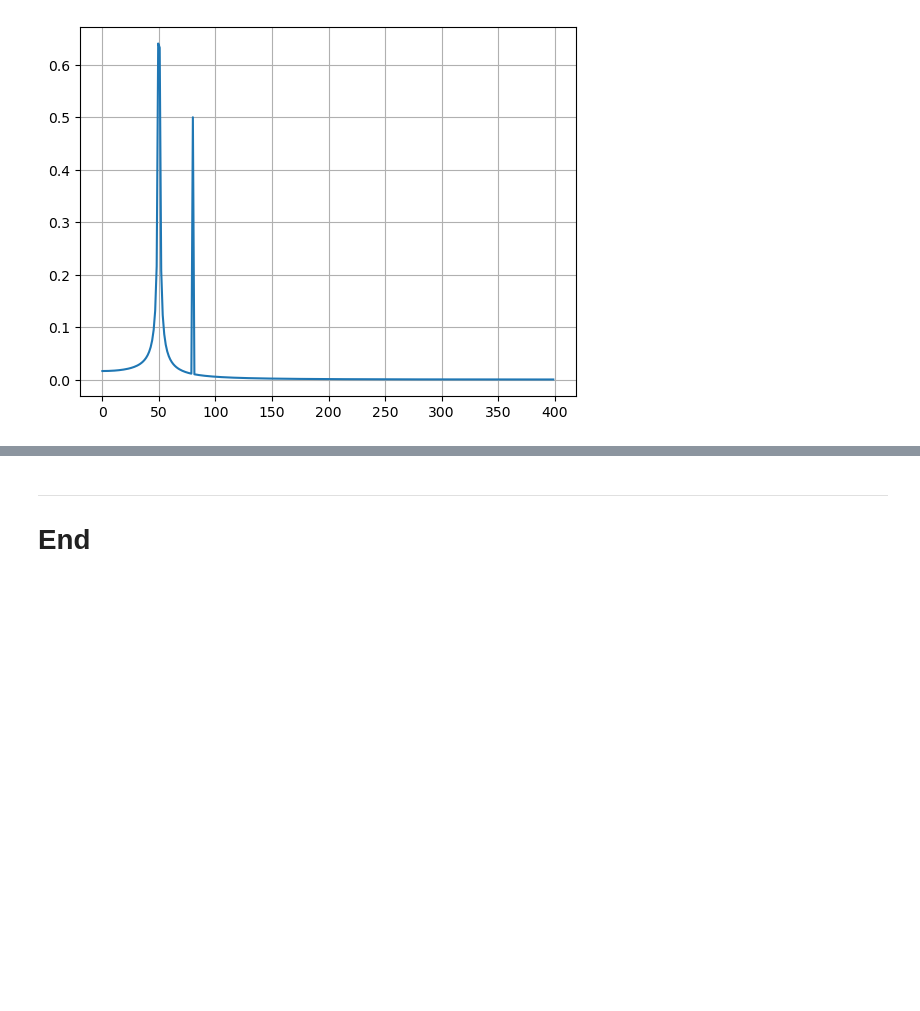
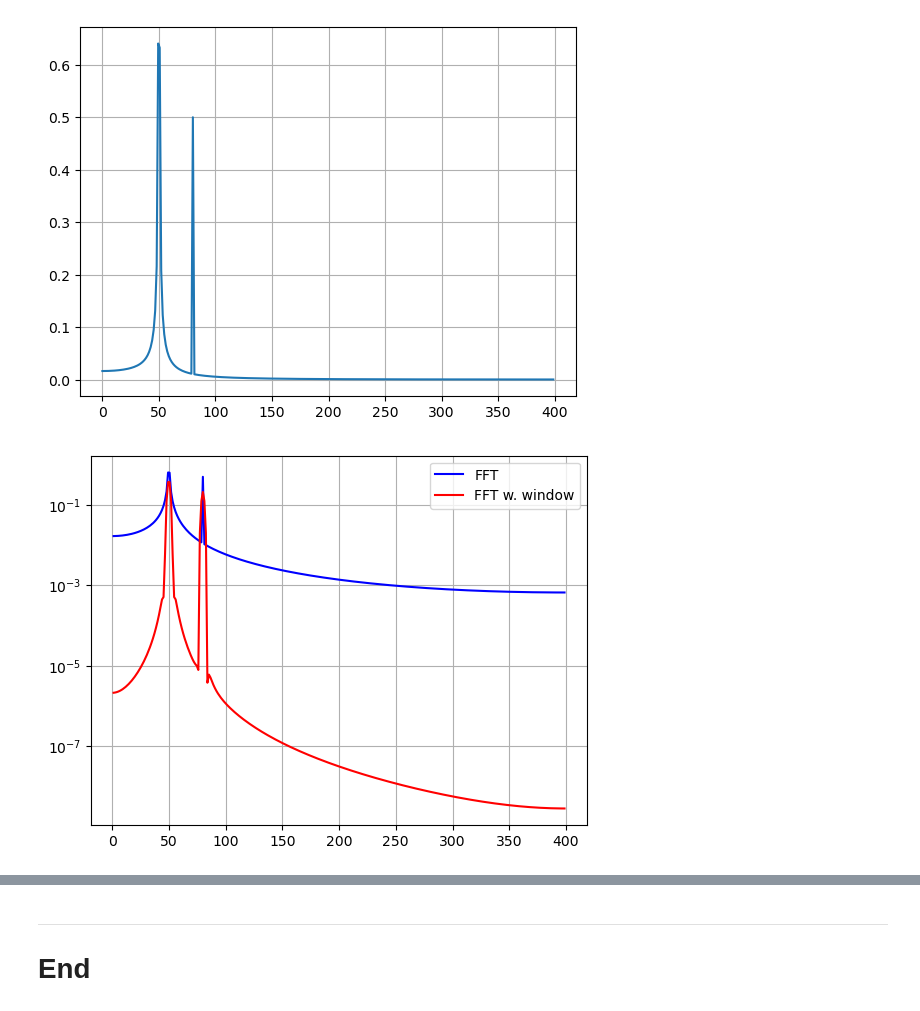
Before and after one commit to Rshocks/EmergingTechnology, a Jupyter notebook: content/04)Fourier Transforms.ipynb, the cells around one changed output, grey strips where cells are left out. Saved outputs shown, nothing was run; the diff lists cells and outputs as text; code cells hidden in the pictures; blank space fills up the shorter version.

```diff
--- a/content/04)Fourier Transforms.ipynb
+++ b/content/04)Fourier Transforms.ipynb
@@ -403,3 +405,36 @@ plt.grid()
 plt.show()
 # %% [output]
 [figure]
+# %%
+# blackman, returns a blackman window
+from scipy.signal import blackman
+
+# Number of sample points
+N = 600
+
+# sample spacing
+T = 1.0 / 800.0
+
+# linspace creates numeric sequences
+x = np.linspace(0.0, N*T, N, endpoint=False)
+
+# Trigonometric function for sine
+y = np.sin(50.0 * 2.0*np.pi*x) + 0.5*np.sin(80.0 * 2.0*np.pi*x)
+yf = fft(y)
+
+# blackman, returns a blackman window
+w = blackman(N)
+
+# using .ffy algorithm for fast Fourier transform
+# .fftfreq returns Discrete Fourier Transform and its frequencies
+ywf = fft(y*w)
+xf = fftfreq(N, T)[:N//2]
+
+# Ploting
+plt.semilogy(xf[1:N//2], 2.0/N * np.abs(yf[1:N//2]), '-b')
+plt.semilogy(xf[1:N//2], 2.0/N * np.abs(ywf[1:N//2]), '-r')
+plt.legend(['FFT', 'FFT w. window'])
+plt.grid()
+plt.show()
+# %% [output]
+[figure, added]
```
Also changed, not shown: parts of 10 cells of this notebook.
